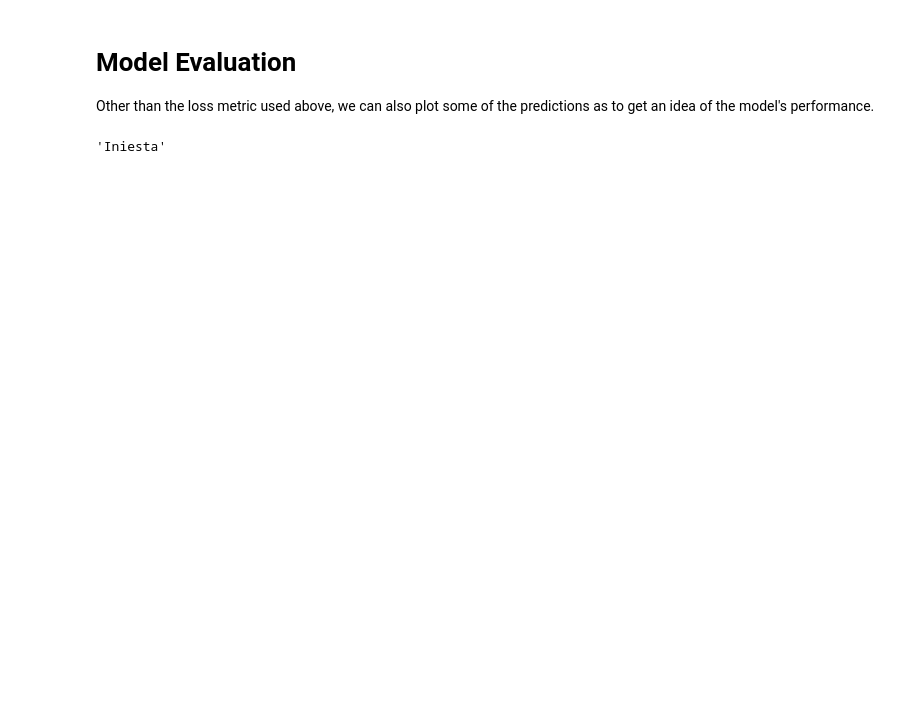
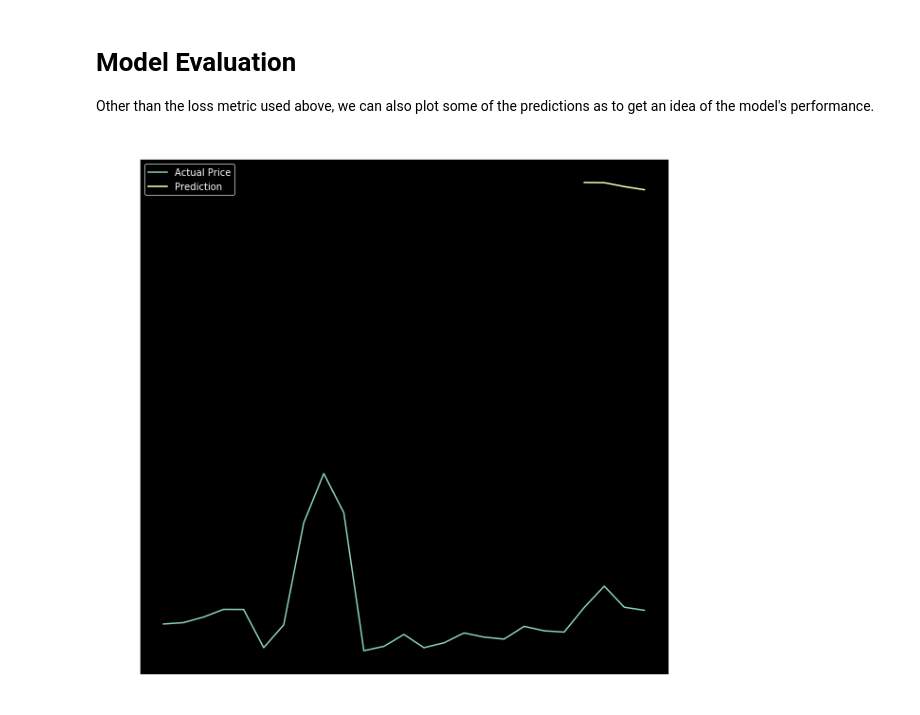
Before and after one commit to cvaf/fut, a Jupyter notebook: pricey/sophie.ipynb, the cells around one changed output. Saved outputs shown, nothing was run; the diff lists cells and outputs as text; code cells hidden in the pictures; blank space fills up the shorter version.

```diff
--- a/pricey/sophie.ipynb
+++ b/pricey/sophie.ipynb
@@ -382,8 +386,8 @@ def data_process(df_temp, df_attr, num_obs, num_steps):
 
     return attr_data, temp_data, targ_data, reso_data
 # %%
-train_attr, train_temp, train_targ, train_res = data_process(df_train_temp, df_train_attr, 14, 3)
-test_attr, test_temp, test_targ, test_res  = data_process(df_test_temp, df_test_attr, 14, 3)
+train_attr, train_temp, train_targ, train_res = data_process(df_train_temp, df_train_attr, 21, 4)
+test_attr, test_temp, test_targ, test_res  = data_process(df_test_temp, df_test_attr, 21, 4)
 # %%
 train_attr = np.asarray(train_attr)
 train_temp = np.asarray(train_temp)
@@ -416,11 +420,14 @@ train_attr[0].shape
 # %% [output]
 (61,)
 # %%
-input_attr = Input(shape=(61,))
-input_temp = Input(shape=(14,3))
+tf.random.set_seed(42)
+
+input_attr = Input(shape=train_attr[0].shape)
+input_temp = Input(shape=train_temp[0].shape)
 
 # temporal path
-X_temp1 = LSTM(16)(input_temp)
+X_temp1 = LSTM(4)(input_temp)
+print(X_temp1.shape)
 
 # attribute path
 X_attr1 = Dense(64, activation='relu')(input_attr)
@@ -429,9 +436,10 @@ X_attr1 = Dense(64, activation='relu')(input_attr)
 X_3 = Concatenate(axis=1)([X_attr1, X_temp1])
 X_4 = Dense(64, activation='relu')(X_3)
 X_5 = Dense(64, activation='relu')(X_4)
-X_6 = Dense(64, activation='relu')(X_5)
-output = Dense(3)(X_6)
+X_6 = add([X_4, X_5])
+X_7 = Dense(64, activation='relu')(X_6)
+output = Dense(train_targ[0].shape[0])(X_7)
 
 model = Model([input_attr, input_temp], output)
-optimizer = Adam(learning_rate=0.05)
+optimizer = Adam(learning_rate=0.01)
 model.compile(optimizer=optimizer, loss='mse')
@@ -486,10 +503,6 @@ array([287725.2 , 288274.16, 283933.38], dtype=float32)
 # Model Evaluation
 
 Other than the loss metric used above, we can also plot some of the predictions as to get an idea of the model's performance.
-# %%
-df_test[df_test.resource_id==41].player_name.values[0]
-# %% [output]
-'Iniesta'
 # %%
 def plot_predictions(i):
     """
@@ -513,4 +526,6 @@ def plot_predictions(i):
     ax.set_title(player_name)
     ax.legend()
 # %%
-plot_predictions(42000)
+plot_predictions(80000)
+# %% [output]
+[figure, added]
```
Also changed, not shown: parts of 22 cells of this notebook.
